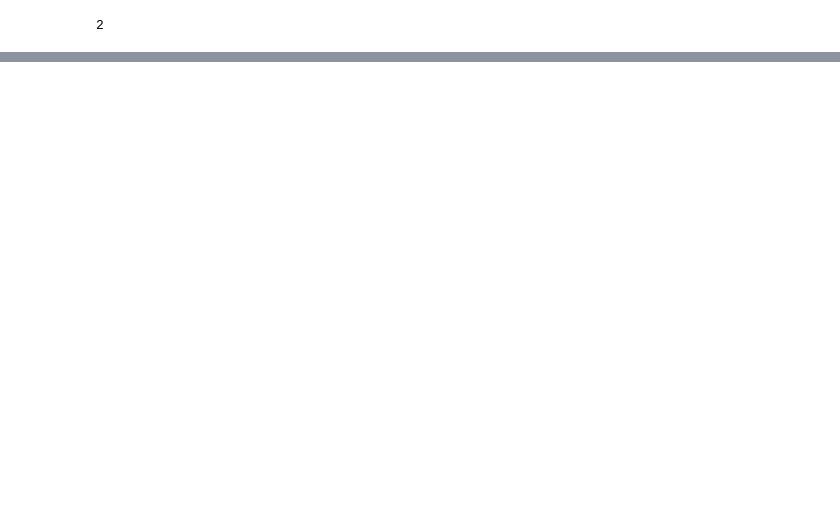
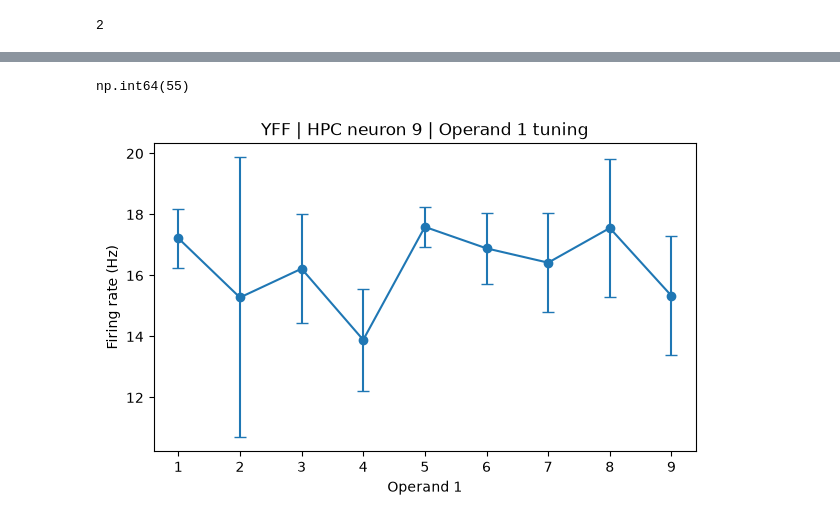
Before and after one commit to Shafiq-Abdu/number-simplex-reproduction, a Jupyter notebook: notebooks/02_arithmetic_spike_anlyse.ipynb, the cells around one changed output, grey strips where cells are left out. Cells and saved outputs as stored; diff of their text form; code cells hidden in the pictures; blank space fills up the shorter version.

```diff
--- a/notebooks/02_arithmetic_spike_anlyse.ipynb
+++ b/notebooks/02_arithmetic_spike_anlyse.ipynb
@@ -410,0 +445,7 @@ Number of HPC neurons: 36
+# %%
+valid_operand1 = neuron_responses[
+    (neuron_responses["toExclude"] == 0) &
+    (neuron_responses["operand1"].between(1, 9))
+].copy()
+
+valid_operand1
@@ -410,0 +492,13 @@ Number of HPC neurons: 36
+# %%
+tuning_1to9 = (
+    valid_operand1
+    .groupby("operand1")
+    .agg(
+        n_trials=("trial", "count"),
+        mean_firing_rate=("firing_rate_hz", "mean"),
+        sem_firing_rate=("firing_rate_hz", "sem")
+    )
+    .reset_index()
+)
+
+tuning_1to9
@@ -410,0 +516,25 @@ Number of HPC neurons: 36
+# %%
+tuning_1to9["n_trials"].sum()
+# %% [output]
+np.int64(55)
+# %%
+import matplotlib.pyplot as plt
+
+plt.figure(figsize=(7, 4))
+
+plt.errorbar(
+    tuning_1to9["operand1"],
+    tuning_1to9["mean_firing_rate"],
+    yerr=tuning_1to9["sem_firing_rate"],
+    marker="o",
+    capsize=4
+)
+
+plt.xticks(range(1, 10))
+plt.xlabel("Operand 1")
+plt.ylabel("Firing rate (Hz)")
+plt.title(f"YFF | HPC neuron {neuron_id} | Operand 1 tuning")
+
+plt.show()
+# %% [output]
+[figure, added]
```
Also changed, not shown: parts of 49 cells of this notebook, 1 other file.
